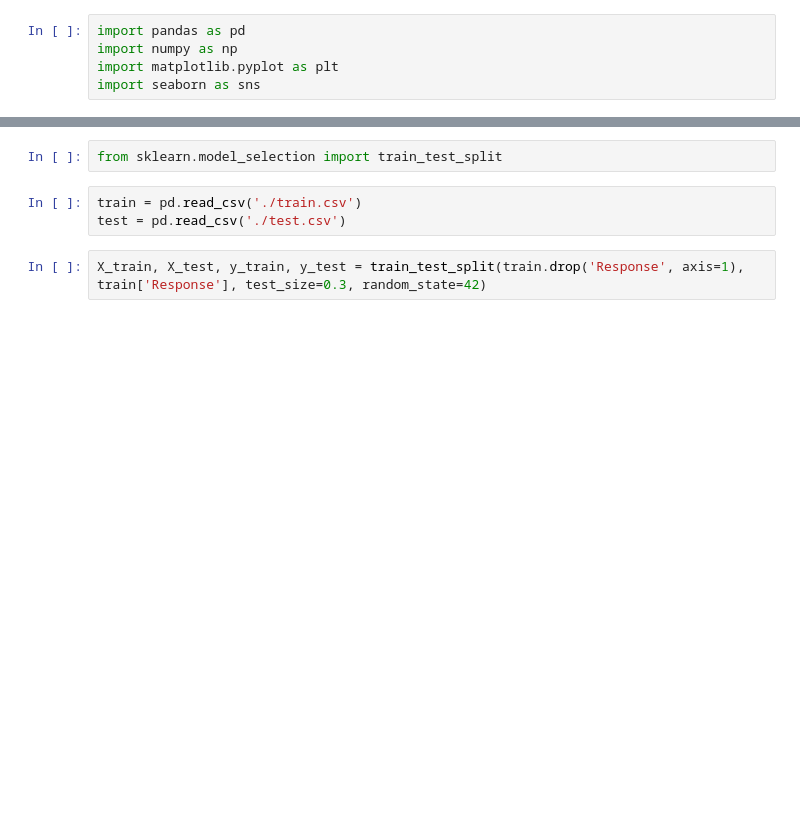
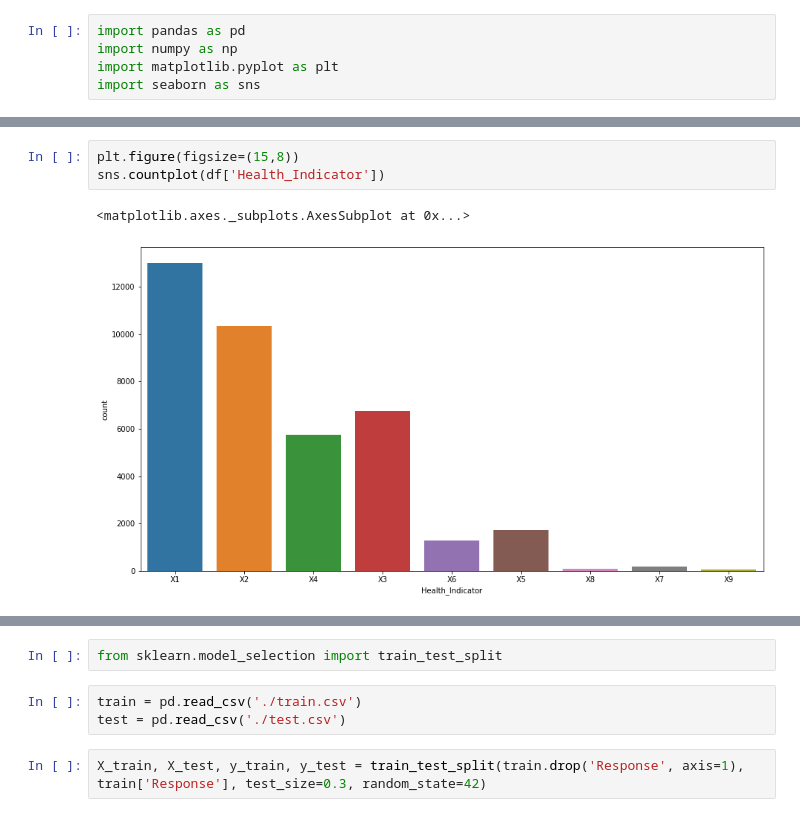
Before and after one commit to blaze-fire/Job-A-Thon, a Jupyter notebook: jobathon.ipynb, the cells around one changed output, grey strips where cells are left out. Saved outputs shown, nothing was run; the diff lists cells and outputs as text; blank space fills up the shorter version.

```diff
--- a/jobathon.ipynb
+++ b/jobathon.ipynb
@@ -5,0 +81,6 @@ import seaborn as sns
+# %%
+plt.figure(figsize=(15,8))
+sns.countplot(df['Health_Indicator'])
+# %% [output]
+<matplotlib.axes._subplots.AxesSubplot at 0x...>
+[figure, added]
```
Also changed, not shown: parts of 133 cells of this notebook.
